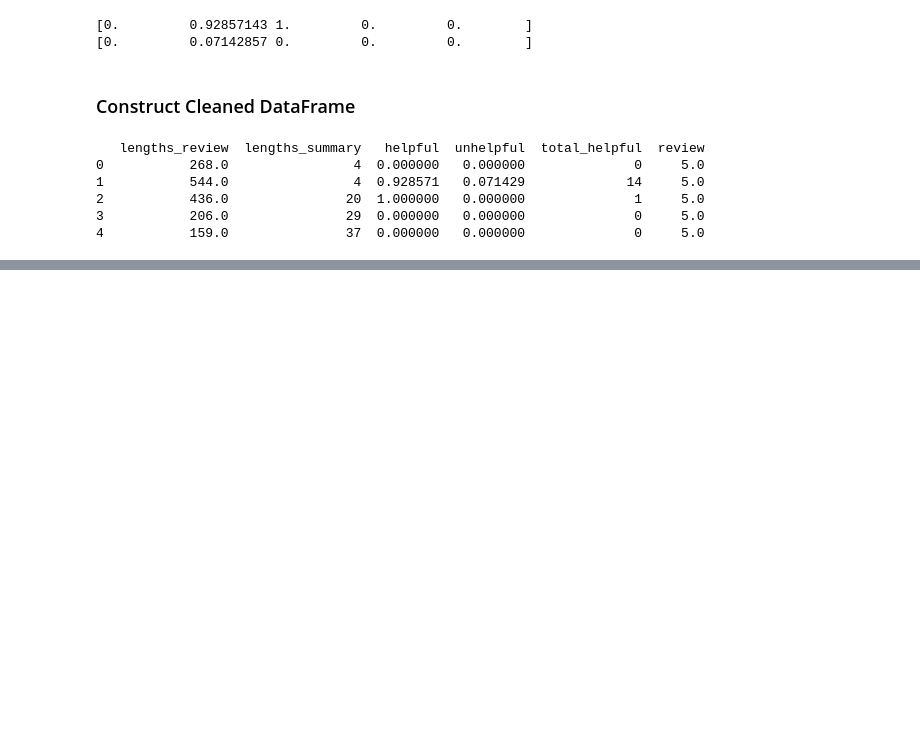
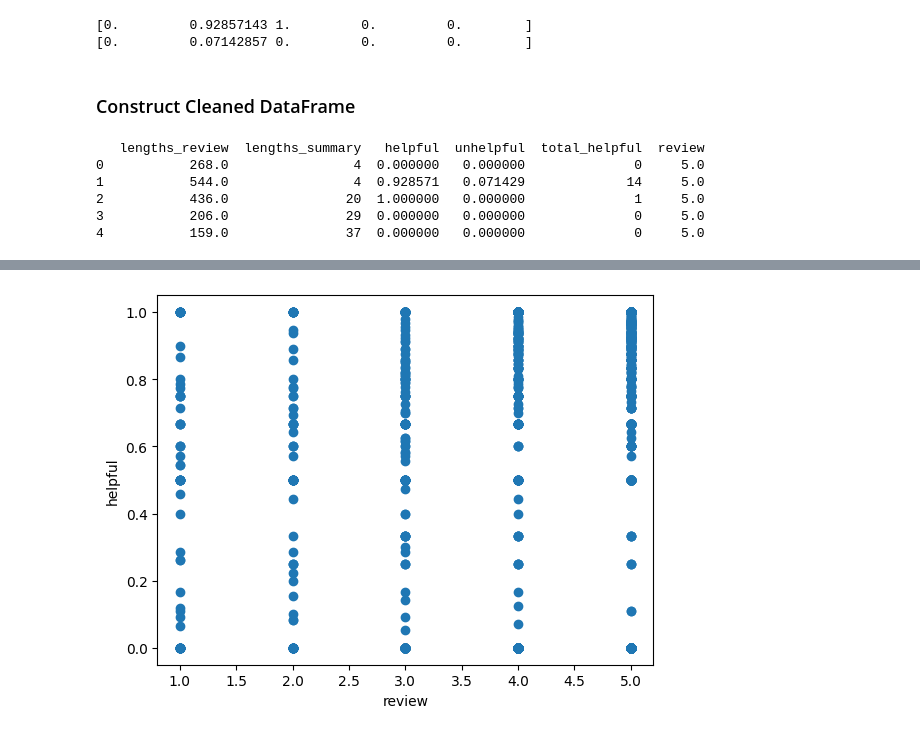
Before and after one commit to completelyAbsorbed/amazon-musical-instrument-reviews, a Jupyter notebook: musical_instruments_reviews_analysis.ipynb, the cells around one changed output, grey strips where cells are left out. Saved outputs shown, nothing was run; the diff lists cells and outputs as text; code cells hidden in the pictures; blank space fills up the shorter version.

Commit message:
finished exploratory data analysis.

```diff
--- a/musical_instruments_reviews_analysis.ipynb
+++ b/musical_instruments_reviews_analysis.ipynb
@@ -584,0 +550,17 @@ tuple(list_indices_train)
+# %%
+# flatten a list of lists : https://stackoverflow.com/questions/952914/how-do-i-make-a-flat-list-out-of-a-list-of-lists
+
+# split out training data
+list_indices_train = [item for sublist in indices_train for item in sublist] # flatten list of lists (see reference above)
+data_train = data_clean.loc[list_indices_train]
+print(data_train.head())
+
+# split out testing data
+list_indices_test = [item for sublist in indices_test for item in sublist] # flatten list of lists (see reference above)
+data_test = data_clean.loc[list_indices_test]
+print(data_test.head())
+
+# split out validation data
+list_indices_validate = [item for sublist in indices_validate for item in sublist] # flatten list of lists (see reference above)
+data_validate = data_clean.loc[list_indices_validate]
+print(data_validate.head())
@@ -584,0 +631,69 @@ tuple(list_indices_train)
+# %%
+# plot relationships
+variable_x = 'review'
+variable_y = 'helpful'
+plot_examine = data_train.plot(x = variable_x,
+                               y = variable_y,
+                               style = "o",
+                               legend = False)
+plot_examine.set_xlabel(variable_x)
+plot_examine.set_ylabel(variable_y)
+
+######################################################
+
+variable_x = 'review'
+variable_y = 'total_helpful'
+plot_examine = data_train.plot(x = variable_x,
+                               y = variable_y,
+                               style = "o",
+                               legend = False)
+plot_examine.set_xlabel(variable_x)
+plot_examine.set_ylabel(variable_y)
+
+variable_x = 'review'
+variable_y = 'lengths_summary'
+plot_examine = data_train.plot(x = variable_x,
+                               y = variable_y,
+                               style = "o",
+                               legend = False)
+plot_examine.set_xlabel(variable_x)
+plot_examine.set_ylabel(variable_y)
+
+variable_x = 'review'
+variable_y = 'lengths_review'
+plot_examine = data_train.plot(x = variable_x,
+                               y = variable_y,
+                               style = "o",
+                               legend = False)
+plot_examine.set_xlabel(variable_x)
+plot_examine.set_ylabel(variable_y)
+
+######################################################
+
+variable_x = 'helpful'
+variable_y = 'total_helpful'
+plot_examine = data_train.plot(x = variable_x,
+                               y = variable_y,
+                               style = "o",
+                               legend = False)
+plot_examine.set_xlabel(variable_x)
+plot_examine.set_ylabel(variable_y)
+
+variable_x = 'helpful'
+variable_y = 'lengths_summary'
+plot_examine = data_train.plot(x = variable_x,
+                               y = variable_y,
+                               style = "o",
+                               legend = False)
+plot_examine.set_xlabel(variable_x)
+plot_examine.set_ylabel(variable_y)
+
+variable_x = 'helpful'
+variable_y = 'lengths_review'
+plot_examine = data_train.plot(x = variable_x,
+                               y = variable_y,
+                               style = "o",
+                               legend = False)
+plot_examine.set_xlabel(variable_x)
+plot_examine.set_ylabel(variable_y)
+# %% [output]
@@ -584,0 +701 @@ tuple(list_indices_train)
+[figure, added]
```
Also changed, not shown: parts of 13 cells of this notebook, 2 other files.
